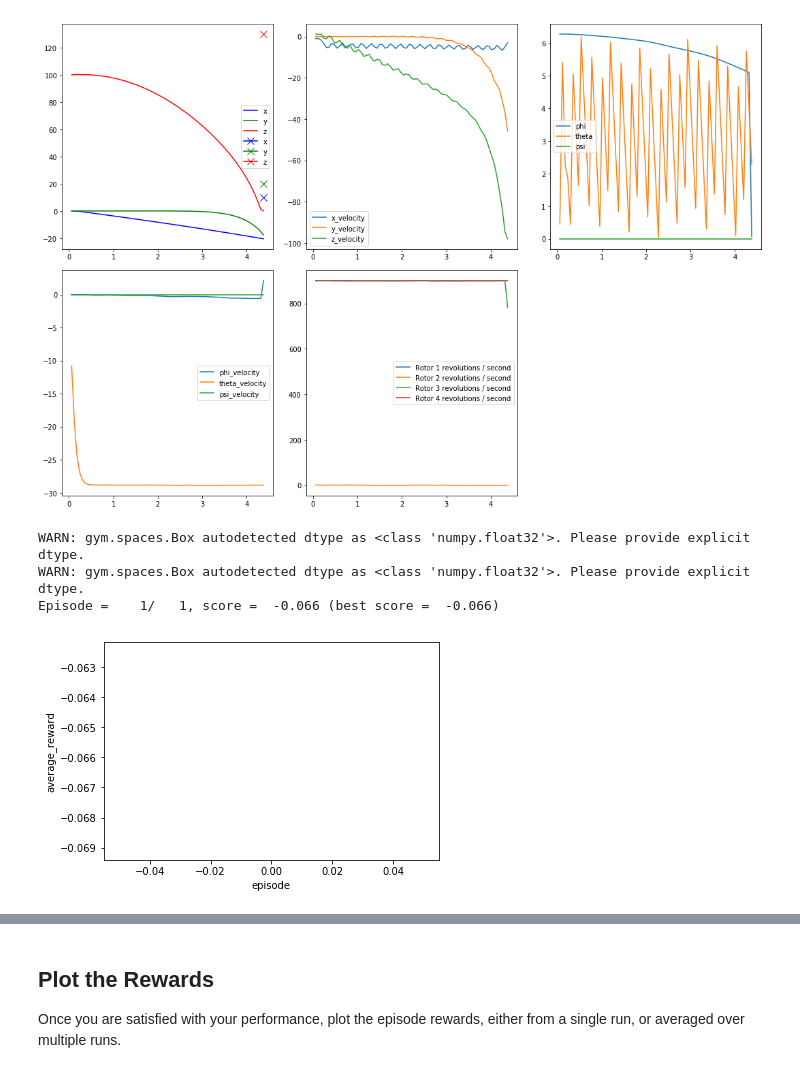
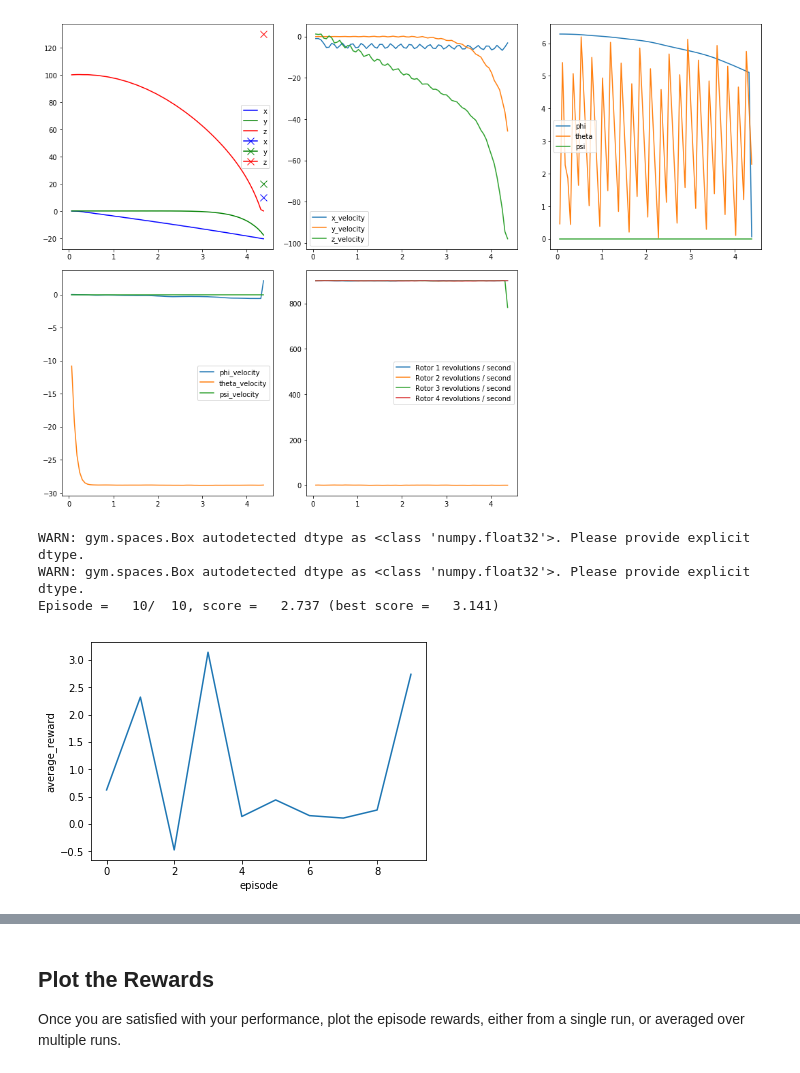
Before and after one commit to KnollFrank/RL-Quadcopter-2, a Jupyter notebook: Quadcopter_Project.ipynb, the cells around one changed output, grey strips where cells are left out. Saved outputs shown, nothing was run; the diff lists cells and outputs as text; code cells hidden in the pictures.

```diff
--- a/Quadcopter_Project.ipynb
+++ b/Quadcopter_Project.ipynb
@@ -311,12 +371,12 @@ def train_env(env_id, num_episodes):
     average_rewards_per_episode = train(agent = agent, task = task, num_episodes = num_episodes)
     return agent, task, average_rewards_per_episode
 # %%
-agent, task, average_rewards_per_episode = train_env('MountainCarContinuous-v0', num_episodes = 1)
+agent, task, average_rewards_per_episode = train_env('MountainCarContinuous-v0', num_episodes = 10)
 plot_average_rewards_per_episode(average_rewards_per_episode)
 evaluate_and_render(agent, task)
 # %% [output]
 WARN: gym.spaces.Box autodetected dtype as <class 'numpy.float32'>. Please provide explicit dtype.
 WARN: gym.spaces.Box autodetected dtype as <class 'numpy.float32'>. Please provide explicit dtype.
-Episode =    1/   1, score =  -0.066 (best score =  -0.066)
+Episode =   10/  10, score =   2.737 (best score =   3.141)
-[figure, old version]
+[figure, new version]
 # %%
```
Also changed, not shown: parts of 10 cells of this notebook.
